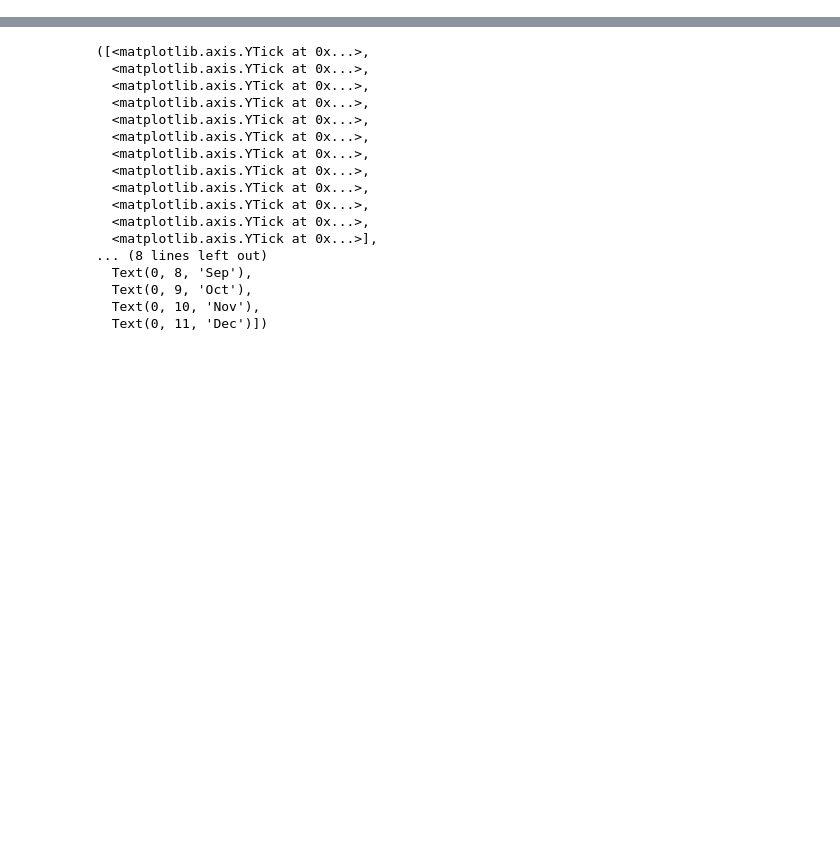
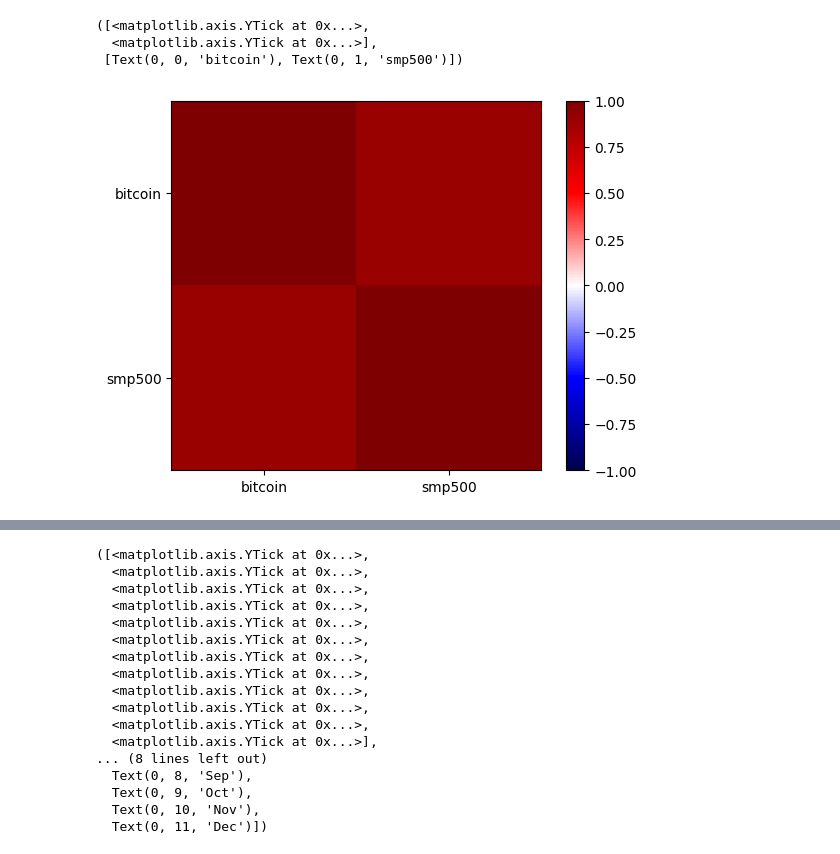
Before and after one commit to aintproud/analitic, a Jupyter notebook: 2.ipynb, the cells around one changed output, grey strips where cells are left out. Drawn from its saved outputs; the diff is of its cells as text; code cells hidden in the pictures; blank space fills up the shorter version.

```diff
--- a/2.ipynb
+++ b/2.ipynb
@@ -91,3 +114,14 @@ Name: difference, dtype: float64
+# %%
+import matplotlib.pyplot as plt
+plt.imshow(corr,cmap='seismic',interpolation='none',vmin=-1,vmax=1)
+plt.colorbar()
+plt.xticks(range(len(corr)),corr.columns)
+plt.yticks(range(len(corr)),corr.columns)
+# %% [output]
+([<matplotlib.axis.YTick at 0x...>,
+  <matplotlib.axis.YTick at 0x...>],
+ [Text(0, 0, 'bitcoin'), Text(0, 1, 'smp500')])
+[figure, added]
 # %%
 corr=mon_mean.corr()
 corr
```
Also changed, not shown: parts of 8 cells of this notebook, 2 other files.
